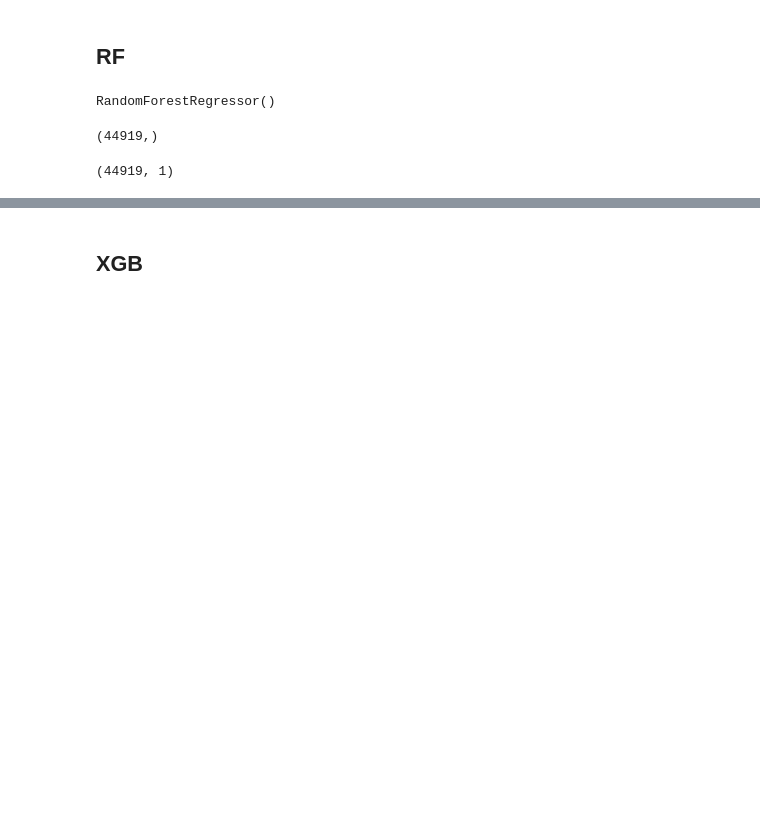
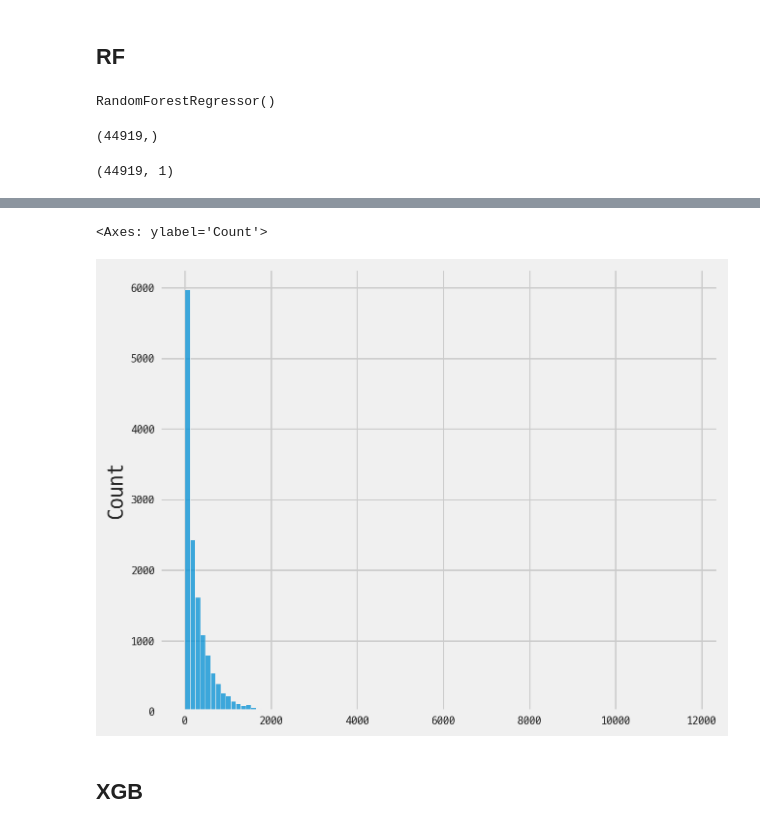
Before and after one commit to kdt-3-second-Project/aladin_usedbook, a Jupyter notebook: research/240717_simple_model_for_sample.ipynb, the cells around one changed output, grey strips where cells are left out. Drawn from its saved outputs; the diff is of its cells as text; code cells hidden in the pictures; blank space fills up the shorter version.

```diff
--- a/research/240717_simple_model_for_sample.ipynb
+++ b/research/240717_simple_model_for_sample.ipynb
@@ -86,7 +96,7 @@ model_rf.fit(X_train,y_train)
 # %% [output]
 RandomForestRegressor()
 # %%
-y_pred1 = model_rf.predict(X_train)
+y_pred1 = model_rf.predict(X_train_cropped)
 # %%
 display(y_pred1.shape)
 display(y_train.shape)
@@ -119,2 +282,9 @@ make_reg_score_dict(y_pred3,y_test.reshape(-1),np.mean(y_test))
+# %%
+fig,ax = plt.subplots()
+sns.histplot(np.abs(dict_data['test']['y']-dict_rslt['test']),ax=ax,bins=100)
+#ax.set_yscale('log');
+# %% [output]
+<Axes: ylabel='Count'>
+[figure, added]
 # %% [markdown]
 ## XGB
```
Also changed, not shown: parts of 19 cells of this notebook, 1 other file.
